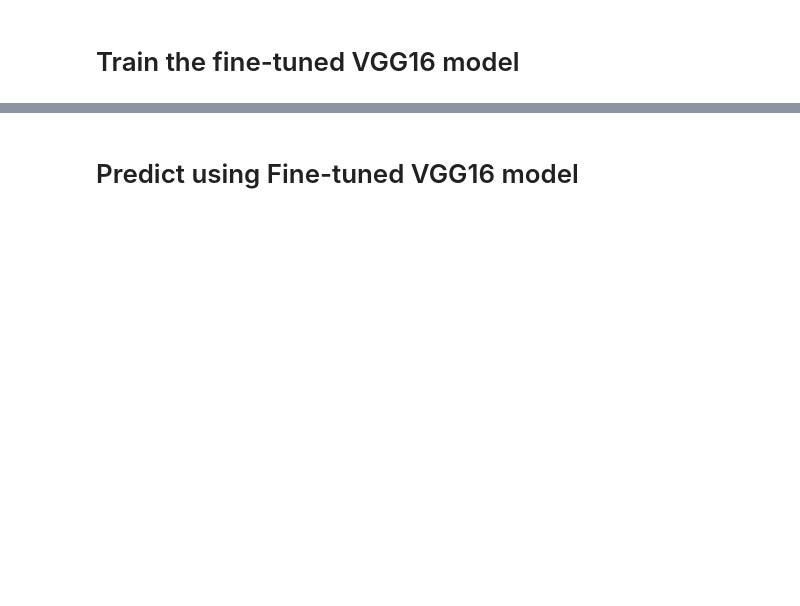
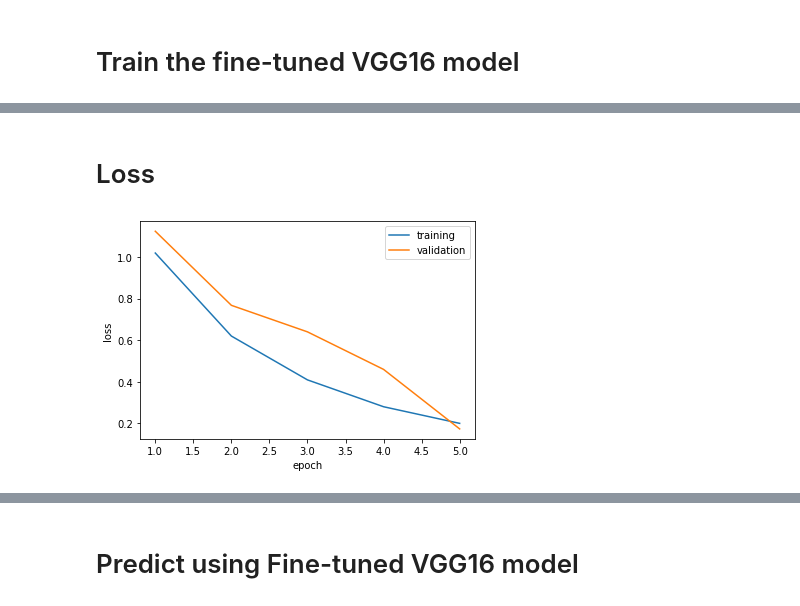
Before and after one commit to Marzaan/Machine-Learning, a Jupyter notebook: ImageClassification.ipynb, the cells around one changed output, grey strips where cells are left out. Drawn from its saved outputs; the diff is of its cells as text; code cells hidden in the pictures; blank space fills up the shorter version.

```diff
--- a/ImageClassification.ipynb
+++ b/ImageClassification.ipynb
@@ -265,3 +283,17 @@ Epoch 5/5
+# %% [markdown]
+# Loss
+# %%
+epoch_nums = range(1, epochs2+1)
+training_loss = h2.history["loss"]
+validation_loss = h2.history["val_loss"]
+plt.plot(epoch_nums , training_loss)
+plt.plot(epoch_nums , validation_loss)
+plt.xlabel('epoch')
+plt.ylabel('loss')
+plt.legend(['training','validation'], loc='upper right')
+plt.show()
+# %% [output]
+[figure, added]
 # %%
 test_imgs, test_labels = next(test_batches)
 plots(test_imgs, titles=test_labels)
```
Also changed, not shown: parts of 26 cells of this notebook.
